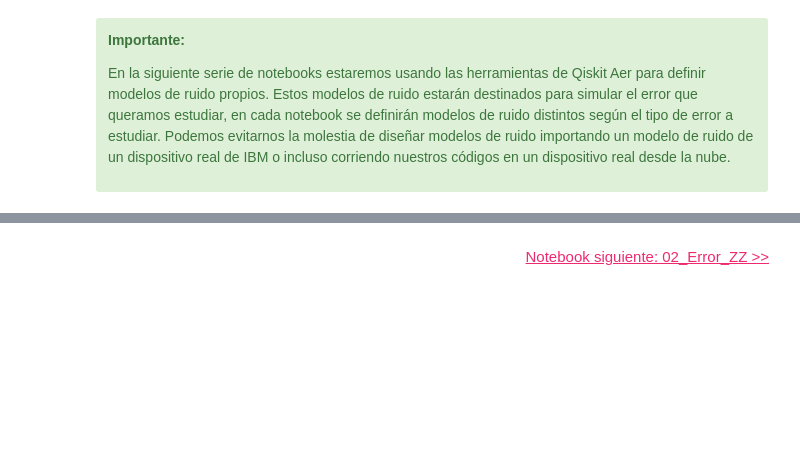
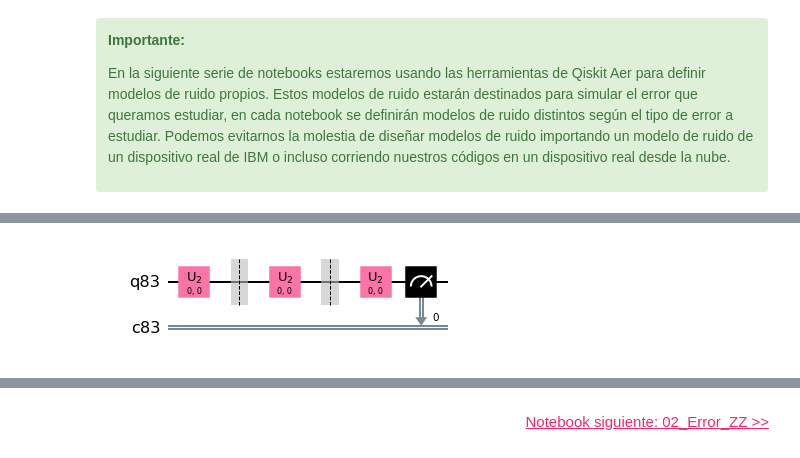
Before and after one commit to QMexico/taller-qiskit, a Jupyter notebook: 04_Qiskit_Ignis/01_Errores_en_Compuertas.ipynb, the cells around one changed output, grey strips where cells are left out. Saved outputs shown, nothing was run; the diff lists cells and outputs as text; code cells hidden in the pictures; blank space fills up the shorter version.

```diff
--- a/04_Qiskit_Ignis/01_Errores_en_Compuertas.ipynb
+++ b/04_Qiskit_Ignis/01_Errores_en_Compuertas.ipynb
@@ -166,0 +174,4 @@ Explicación a con sus correspondientes matemáticas
+# %%
+circuits[1].draw(output = "mpl")
+# %% [output]
+[figure, added]
```
Also changed, not shown: parts of 48 cells of this notebook.
